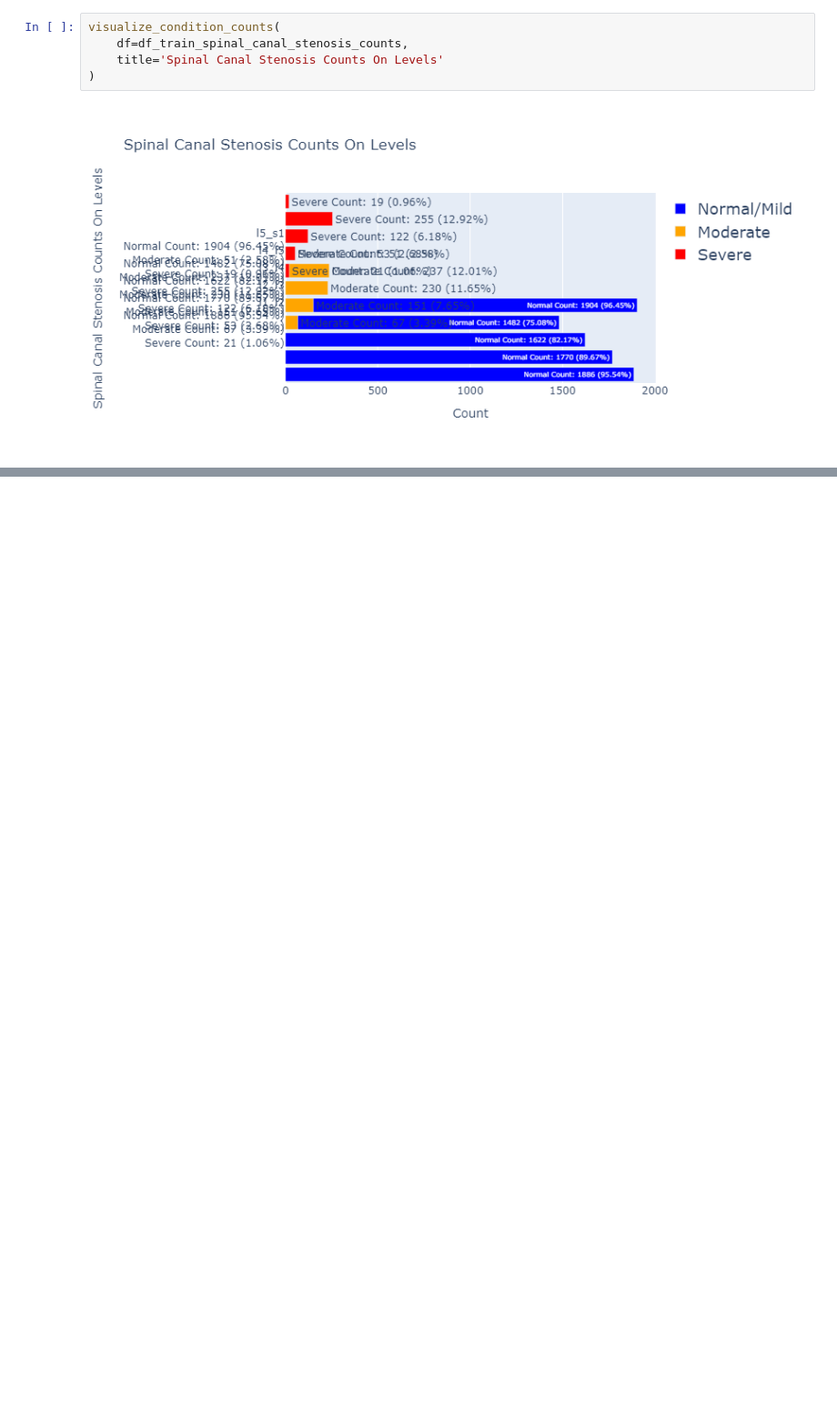
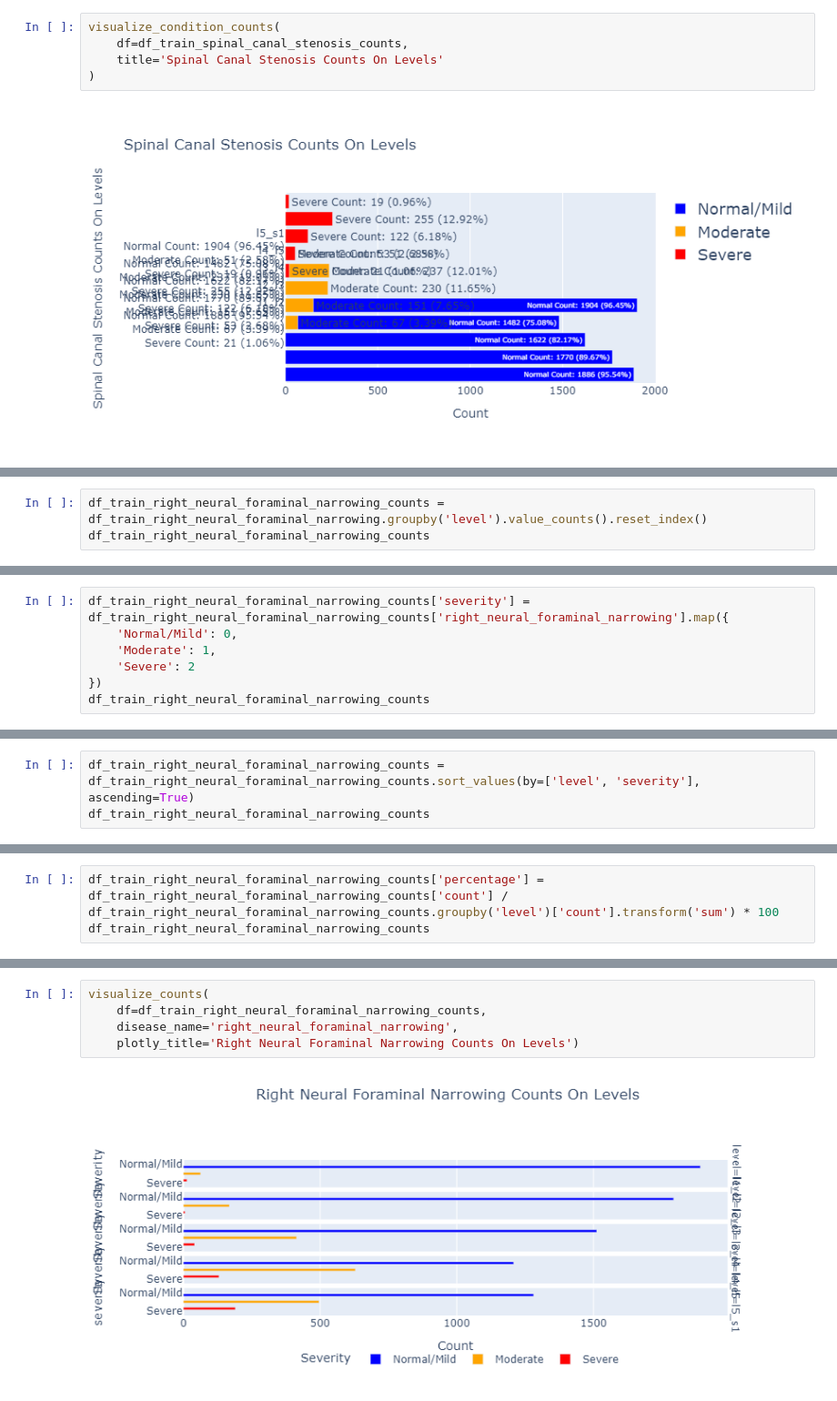
Before and after one commit to heejungdev00/MULICAMPUS_final_team1, a Jupyter notebook: choo/dataEDA.ipynb, the cells around one changed output, grey strips where cells are left out. Shown at 91% size. Saved outputs shown, nothing was run; the diff lists cells and outputs as text; blank space fills up the shorter version.

```diff
--- a/choo/dataEDA.ipynb
+++ b/choo/dataEDA.ipynb
@@ -468,0 +872,3 @@ fig.show()
+# %%
+df_train_right_neural_foraminal_narrowing_counts = df_train_right_neural_foraminal_narrowing.groupby('level').value_counts().reset_index()
+df_train_right_neural_foraminal_narrowing_counts
@@ -468,0 +892,7 @@ fig.show()
+# %%
+df_train_right_neural_foraminal_narrowing_counts['severity'] = df_train_right_neural_foraminal_narrowing_counts['right_neural_foraminal_narrowing'].map({
+    'Normal/Mild': 0,
+    'Moderate': 1,
+    'Severe': 2
+})
+df_train_right_neural_foraminal_narrowing_counts
@@ -468,0 +916,3 @@ fig.show()
+# %%
+df_train_right_neural_foraminal_narrowing_counts = df_train_right_neural_foraminal_narrowing_counts.sort_values(by=['level', 'severity'], ascending=True)
+df_train_right_neural_foraminal_narrowing_counts
@@ -468,0 +936,3 @@ fig.show()
+# %%
+df_train_right_neural_foraminal_narrowing_counts['percentage'] = df_train_right_neural_foraminal_narrowing_counts['count'] / df_train_right_neural_foraminal_narrowing_counts.groupby('level')['count'].transform('sum') * 100
+df_train_right_neural_foraminal_narrowing_counts
@@ -468,0 +970,7 @@ fig.show()
+# %%
+visualize_counts(
+    df=df_train_right_neural_foraminal_narrowing_counts,
+    disease_name='right_neural_foraminal_narrowing',
+    plotly_title='Right Neural Foraminal Narrowing Counts On Levels')
+# %% [output]
+[figure, added]
```
Also changed, not shown: parts of 111 cells of this notebook.
